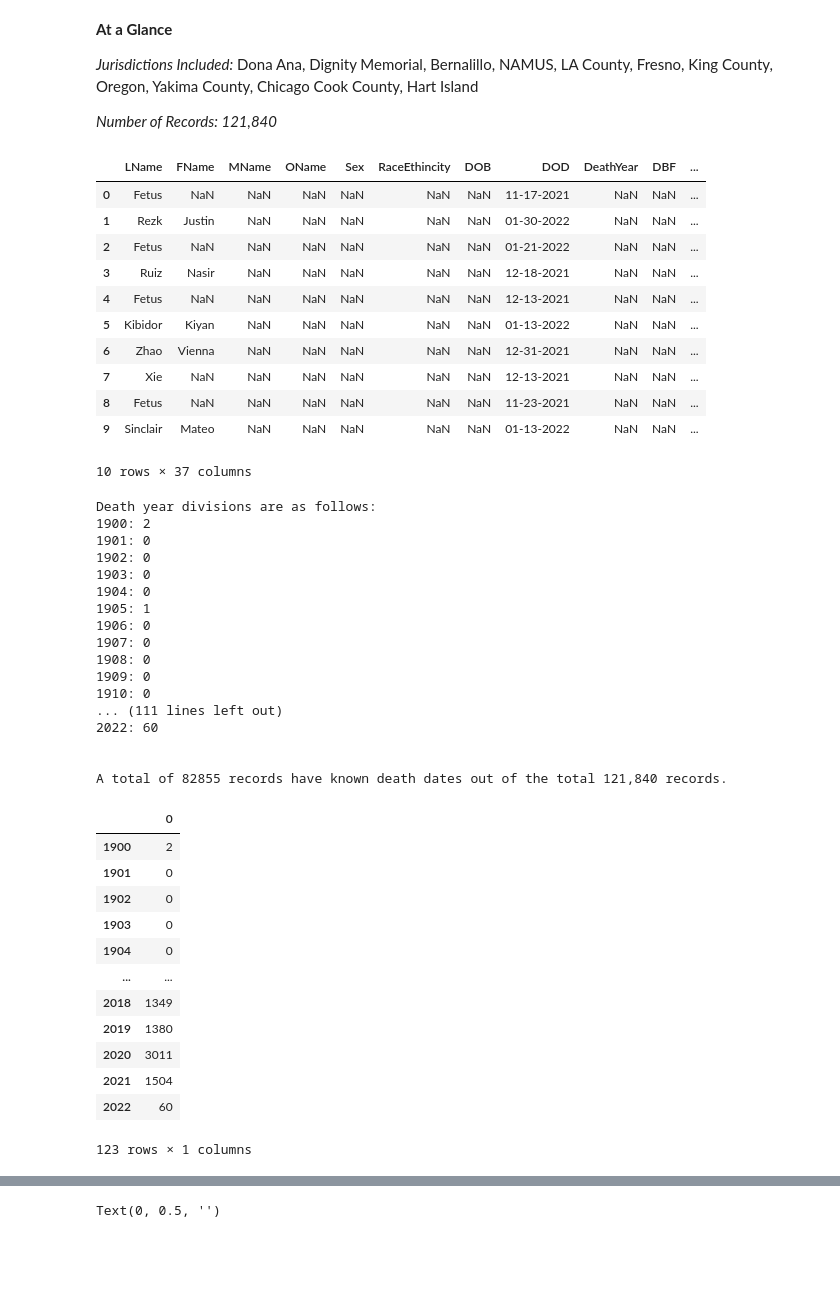
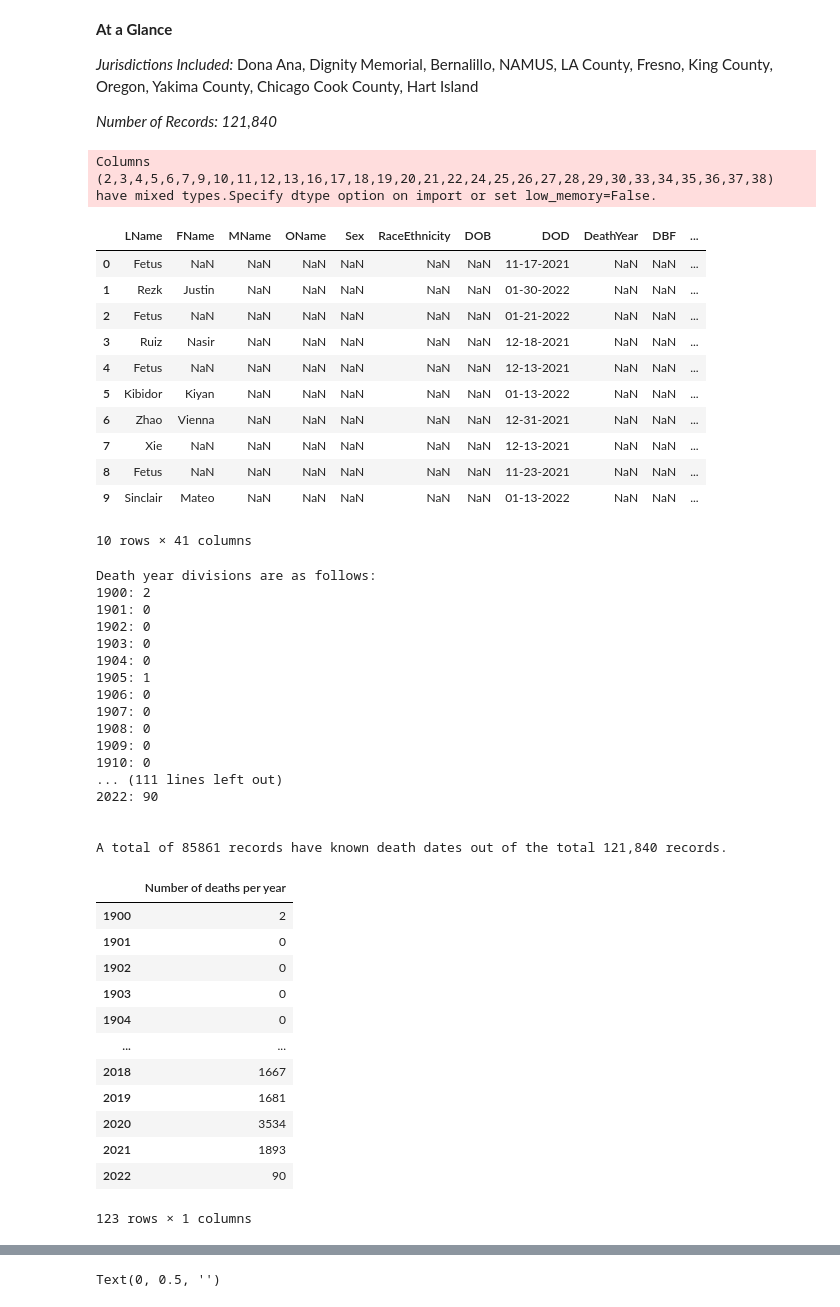
Before and after one commit to larakaracasu/Indigent-Burial-Analysis, a Jupyter notebook: merged-dataset/merged_dataset_analysis.ipynb, the cells around one changed output, grey strips where cells are left out. Saved outputs shown, nothing was run; the diff lists cells and outputs as text; code cells hidden in the pictures; blank space fills up the shorter version.

```diff
--- a/merged-dataset/merged_dataset_analysis.ipynb
+++ b/merged-dataset/merged_dataset_analysis.ipynb
@@ -16,13 +18,15 @@ import matplotlib.pyplot as plt
 # %%
 # Read in merged dataset
 
-df = pd.read_csv('/indigent_burials.csv')
+df = pd.read_csv('indigent-burials.csv')
+# %% [output]
+Columns (2,3,4,5,6,7,9,10,11,12,13,16,17,18,19,20,21,22,24,25,26,27,28,29,30,33,34,35,36,37,38) have mixed types.Specify dtype option on import or set low_memory=False.
 # %%
 # Preview the dataset
 
 df.head(10)
 # %% [output]
-|  | LName | FName | MName | OName | Sex | RaceEthincity | DOB | DOD | DeathYear | DBF | ... |
+|  | LName | FName | MName | OName | Sex | RaceEthnicity | DOB | DOD | DeathYear | DBF | ... |
 | 0 | Fetus | NaN | NaN | NaN | NaN | NaN | NaN | 11-17-2021 | NaN | NaN | ... |
 | 1 | Rezk | Justin | NaN | NaN | NaN | NaN | NaN | 01-30-2022 | NaN | NaN | ... |
 | 2 | Fetus | NaN | NaN | NaN | NaN | NaN | NaN | 01-21-2022 | NaN | NaN | ... |
@@ -33,7 +37,7 @@ df.head(10)
 | 7 | Xie | NaN | NaN | NaN | NaN | NaN | NaN | 12-13-2021 | NaN | NaN | ... |
 | 8 | Fetus | NaN | NaN | NaN | NaN | NaN | NaN | 11-23-2021 | NaN | NaN | ... |
 | 9 | Sinclair | Mateo | NaN | NaN | NaN | NaN | NaN | 01-13-2022 | NaN | NaN | ... |
-10 rows × 37 columns
+10 rows × 41 columns
 # %%
 # Death Year Analysis
 
@@ -70,27 +74,28 @@ Death year divisions are as follows:
 1909: 0
 1910: 0
 ... (111 lines left out)
-2022: 60
+2022: 90
 
 
-A total of 82855 records have known death dates out of the total 121,840 records.
+A total of 85861 records have known death dates out of the total 121,840 records.
 # %%
 # Visualizing aggregate annual death year trends
 dy_df = pd.DataFrame.from_dict(year_group_dict, orient = 'index')
+dy_df.columns = ['Number of deaths per year']
 dy_df
 # %% [output]
-|  | 0 |
+|  | Number of deaths per year |
 | 1900 | 2 |
 | 1901 | 0 |
 | 1902 | 0 |
 | 1903 | 0 |
 | 1904 | 0 |
 | ... | ... |
-| 2018 | 1349 |
-| 2019 | 1380 |
-| 2020 | 3011 |
-| 2021 | 1504 |
-| 2022 | 60 |
+| 2018 | 1667 |
+| 2019 | 1681 |
+| 2020 | 3534 |
+| 2021 | 1893 |
+| 2022 | 90 |
 123 rows × 1 columns
 # %%
 fig = plt.figure(figsize = (70, 30))
```
Also changed, not shown: parts of 32 cells of this notebook.
